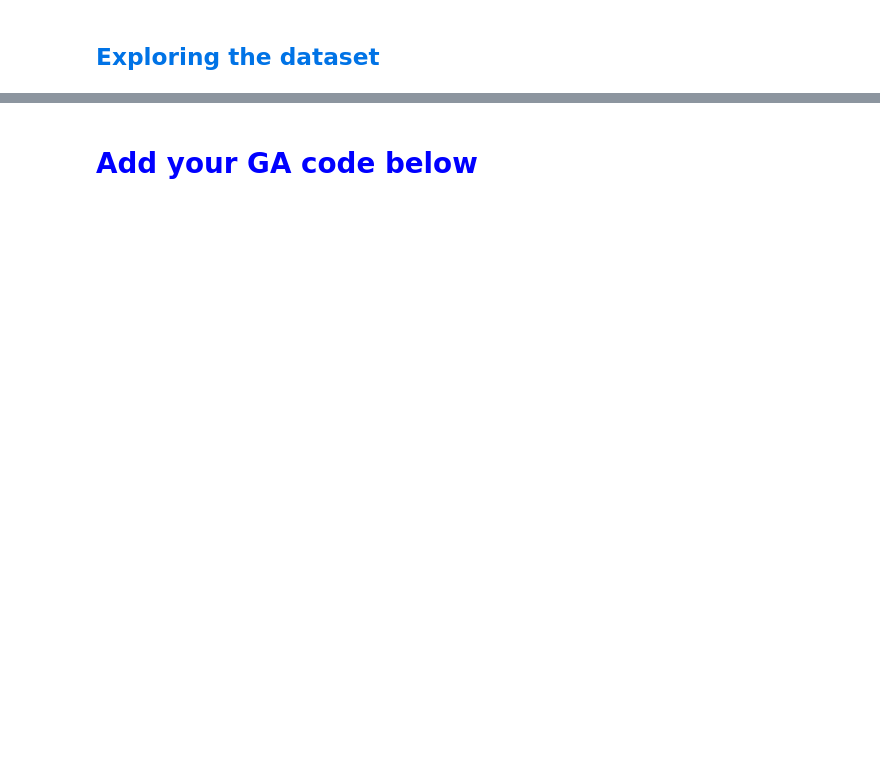
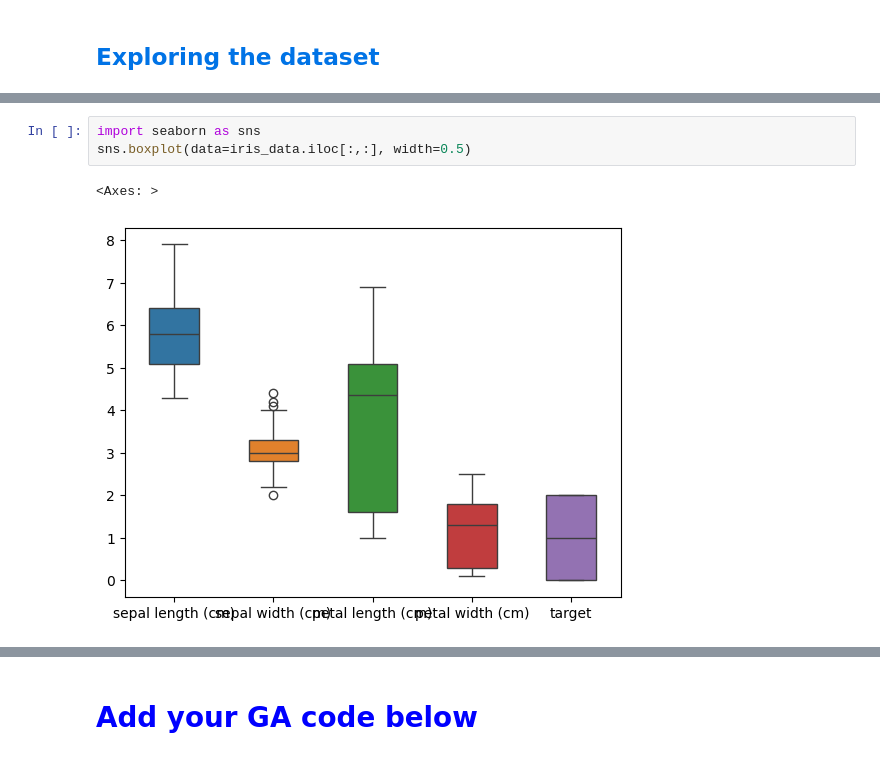
Before and after one commit to elijah-jones-2003/EVAC, a Jupyter notebook: Workshops/EVAC_Workshop2_Workbook.ipynb, the cells around one changed output, grey strips where cells are left out. Saved outputs shown, nothing was run; the diff lists cells and outputs as text; blank space fills up the shorter version.

```diff
--- a/Workshops/EVAC_Workshop2_Workbook.ipynb
+++ b/Workshops/EVAC_Workshop2_Workbook.ipynb
@@ -74,0 +100,6 @@ Name: count, dtype: int64
+# %%
+import seaborn as sns
+sns.boxplot(data=iris_data.iloc[:,:], width=0.5)
+# %% [output]
+<Axes: >
+[figure, added]
```
Also changed, not shown: parts of 14 cells of this notebook.
